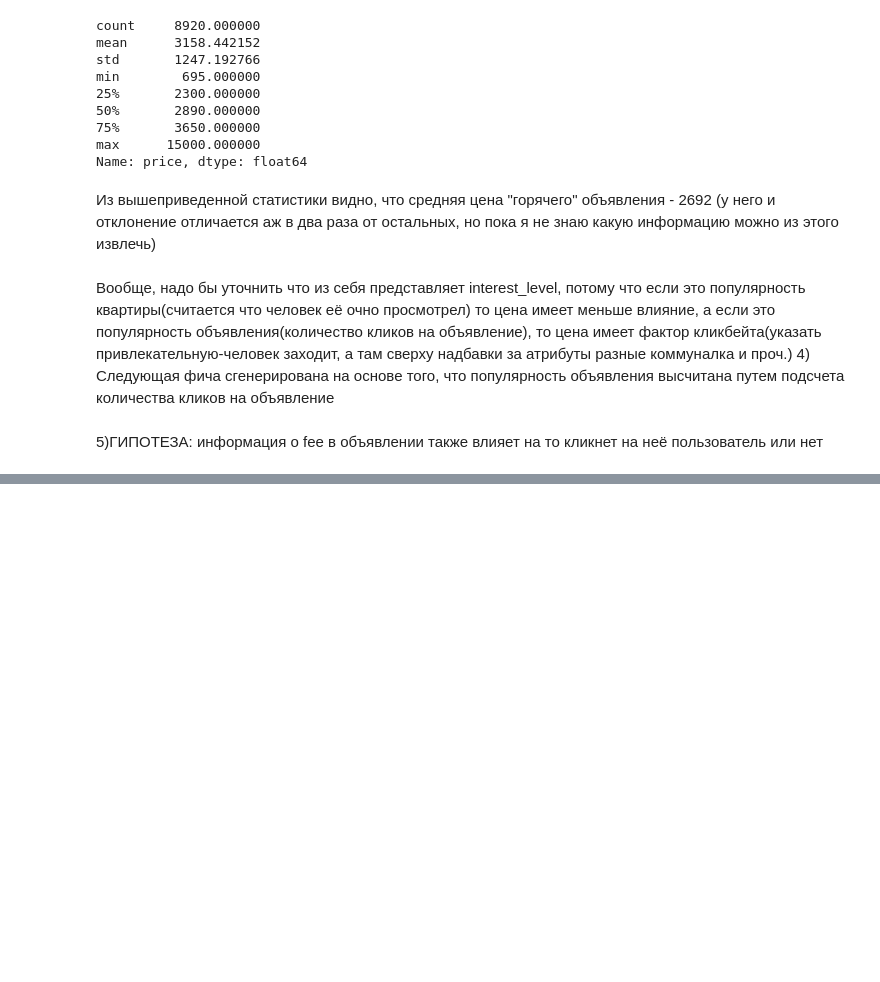
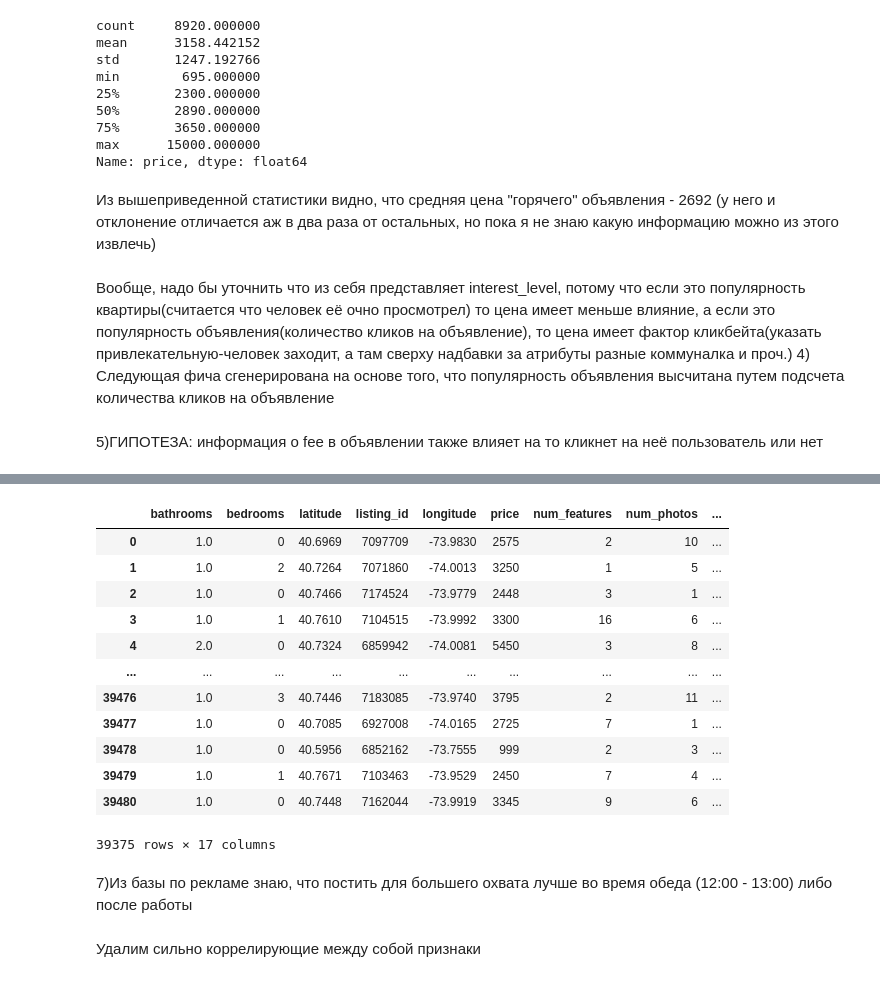
Before and after one commit to Triwka/ml_homework, a Jupyter notebook: kaggle_comp.ipynb, the cells around one changed output, grey strips where cells are left out. Saved outputs shown, nothing was run; the diff lists cells and outputs as text; code cells hidden in the pictures; blank space fills up the shorter version.

```diff
--- a/kaggle_comp.ipynb
+++ b/kaggle_comp.ipynb
@@ -254,0 +199,2 @@ data_test=data_preproc(data_test)
+# %%
+train['fee_inf'] = train.description.apply(lambda x: 1 if 'fee' in del_puncdigit(x).split() else 0)
@@ -254,0 +203,17 @@ data_test=data_preproc(data_test)
+# %%
+c00l_managers = train[train.interest_level == 'high'].manager_id.to_list() #создаем список "крутых менеджеров", у которых "горячие" объявления, чтобы проверять наличие конкретного в этом списке
+# %%
+train['cool_manager'] = train.manager_id.apply(lambda x: 1 if x in c00l_managers else 0)
+# %%
+cat_columns = []
+num_columns = []
+
+for column_name in train.columns:
+    if (train[column_name].dtypes == object):
+        cat_columns +=[column_name]
+    else:
+        num_columns +=[column_name]
+
+print('Категориальные данные:\t ',cat_columns, '\n Число столблцов = ',len(cat_columns))
+
+print('Числовые данные:\t ',  num_columns, '\n Число столблцов = ',len(num_columns))
@@ -254,0 +225,18 @@ data_test=data_preproc(data_test)
+# %%
+train[num_columns]
+# %% [output]
+|  | bathrooms | bedrooms | latitude | listing_id | longitude | price | num_features | num_photos | ... |
+| 0 | 1.0 | 0 | 40.6969 | 7097709 | -73.9830 | 2575 | 2 | 10 | ... |
+| 1 | 1.0 | 2 | 40.7264 | 7071860 | -74.0013 | 3250 | 1 | 5 | ... |
+| 2 | 1.0 | 0 | 40.7466 | 7174524 | -73.9779 | 2448 | 3 | 1 | ... |
+| 3 | 1.0 | 1 | 40.7610 | 7104515 | -73.9992 | 3300 | 16 | 6 | ... |
+| 4 | 2.0 | 0 | 40.7324 | 6859942 | -74.0081 | 5450 | 3 | 8 | ... |
+| ... | ... | ... | ... | ... | ... | ... | ... | ... | ... |
+| 39476 | 1.0 | 3 | 40.7446 | 7183085 | -73.9740 | 3795 | 2 | 11 | ... |
+| 39477 | 1.0 | 0 | 40.7085 | 6927008 | -74.0165 | 2725 | 7 | 1 | ... |
+| 39478 | 1.0 | 0 | 40.5956 | 6852162 | -73.7555 | 999 | 2 | 3 | ... |
+| 39479 | 1.0 | 1 | 40.7671 | 7103463 | -73.9529 | 2450 | 7 | 4 | ... |
+| 39480 | 1.0 | 0 | 40.7448 | 7162044 | -73.9919 | 3345 | 9 | 6 | ... |
+39375 rows × 17 columns
+# %% [markdown]
+7)Из базы по рекламе знаю, что постить для большего охвата лучше во время обеда (12:00 - 13:00) либо после работы
@@ -254,0 +246,2 @@ data_test=data_preproc(data_test)
+# %% [markdown]
+Удалим сильно коррелирующие между собой признаки
```
Also changed, not shown: parts of 40 cells of this notebook.
